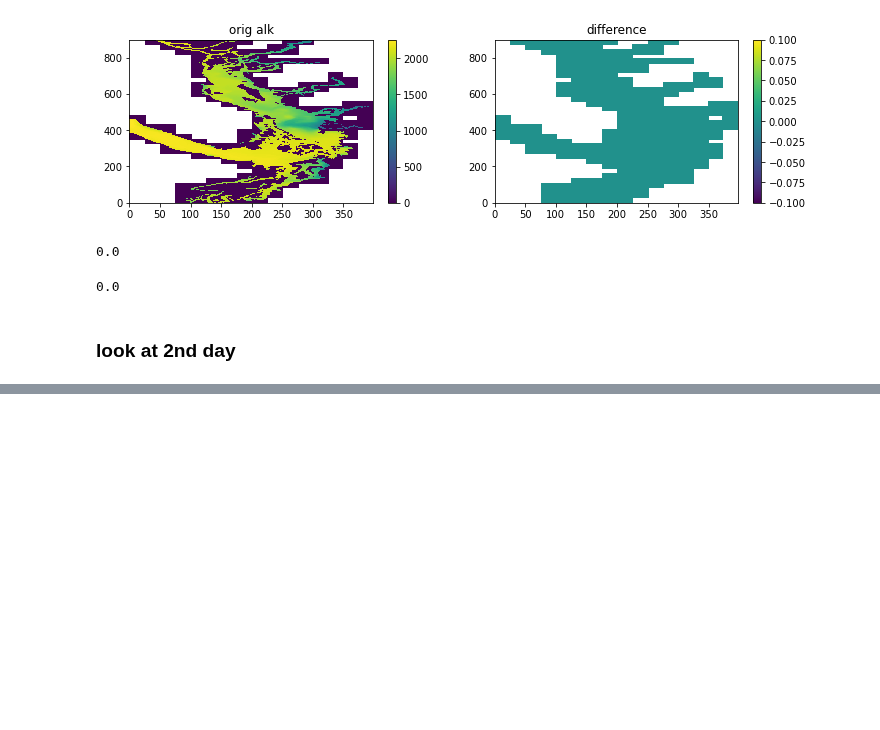
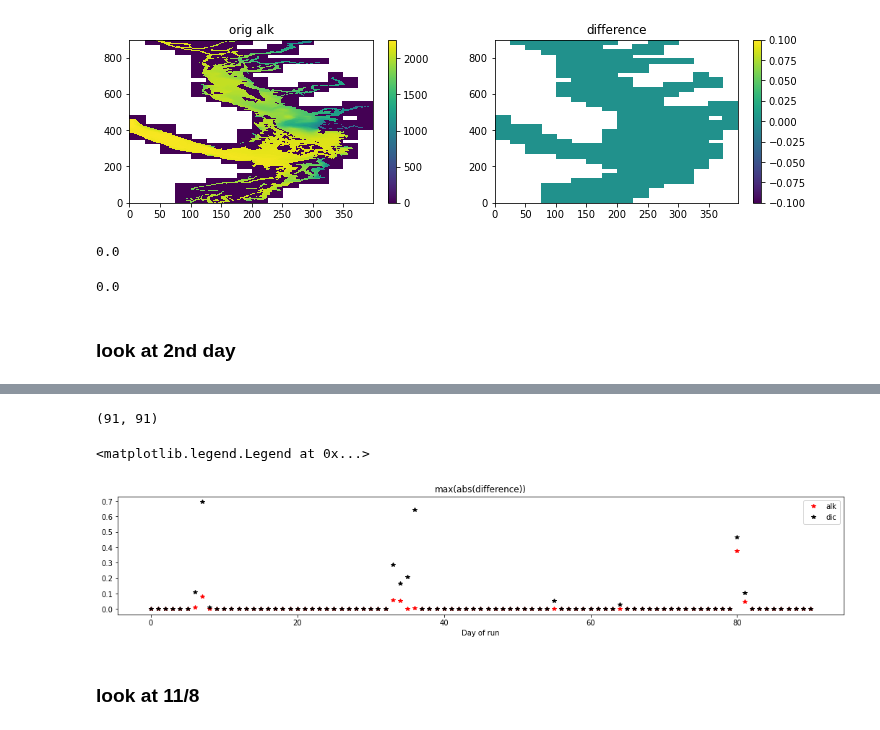
Before and after one commit to SalishSeaCast/analysis-elise-2, a Jupyter notebook: notebooks/bioTuning/carbonComp.ipynb, the cells around one changed output, grey strips where cells are left out. Cells and saved outputs as stored; diff of their text form; code cells hidden in the pictures; blank space fills up the shorter version.

```diff
--- a/notebooks/bioTuning/carbonComp.ipynb
+++ b/notebooks/bioTuning/carbonComp.ipynb
@@ -111,0 +137,34 @@ np.max(np.abs(f1.variables['total_alkalinity'][:,:,:,:]-f0.variables['total_alka
+# %%
+start=dt.datetime(2014,11,1)
+end=dt.datetime(2015,1,31)
+d0='/home/sallen/202007/202007Gc_before_carb'
+d1='/home/sallen/202007/202007Gc_after_carb'
+fl0=et.index_model_files(start,end,d0,'long',flen=1,ftype='carp_T',tres=24)
+fl1=et.index_model_files(start,end,d1,'long',flen=1,ftype='carp_T',tres=24)
+# %%
+with nc.Dataset('/data/eolson/MEOPAR/NEMO-forcing-new/grid/mesh_mask201702.nc') as mesh:
+    tmask=mesh.variables['tmask'][:,:,:,:]
+# %%
+len(fl0),len(fl1)
+# %% [output]
+(91, 91)
+# %%
+maxdifdic=list()
+maxdifalk=list()
+for ind in range(0,len(fl0)):
+    f0=nc.Dataset(fl0.paths[ind])
+    f1=nc.Dataset(fl1.paths[ind])
+    maxdifalk.append(np.max(np.abs(tmask*f1.variables['total_alkalinity'][:]-tmask*f0.variables['total_alkalinity'][:])))
+    maxdifdic.append(np.max(np.abs(tmask*f1.variables['dissolved_inorganic_carbon'][:]-tmask*f0.variables['dissolved_inorganic_carbon'][:])))
+# %%
+fig,ax=plt.subplots(1,1,figsize=(18,3))
+ax.plot(maxdifalk,'r*',label='alk')
+ax.plot(maxdifdic,'k*',label='dic')
+ax.set_xlabel('Day of run')
+ax.set_title('max(abs(difference))')
+ax.legend()
+# %% [output]
+<matplotlib.legend.Legend at 0x...>
+[figure, added]
+# %% [markdown]
+### look at 11/8
```
Also changed, not shown: parts of 20 cells of this notebook, 1 other file.
